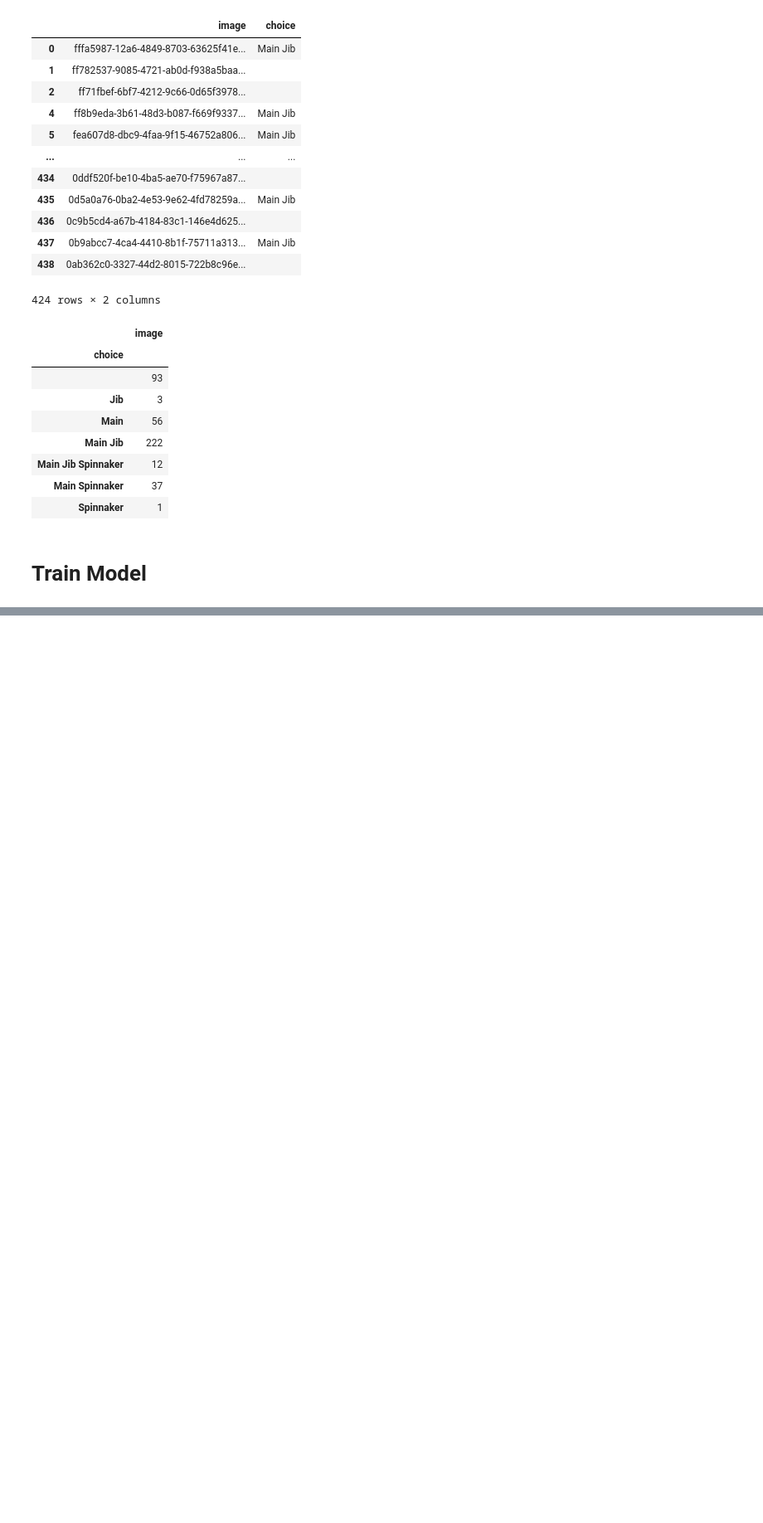
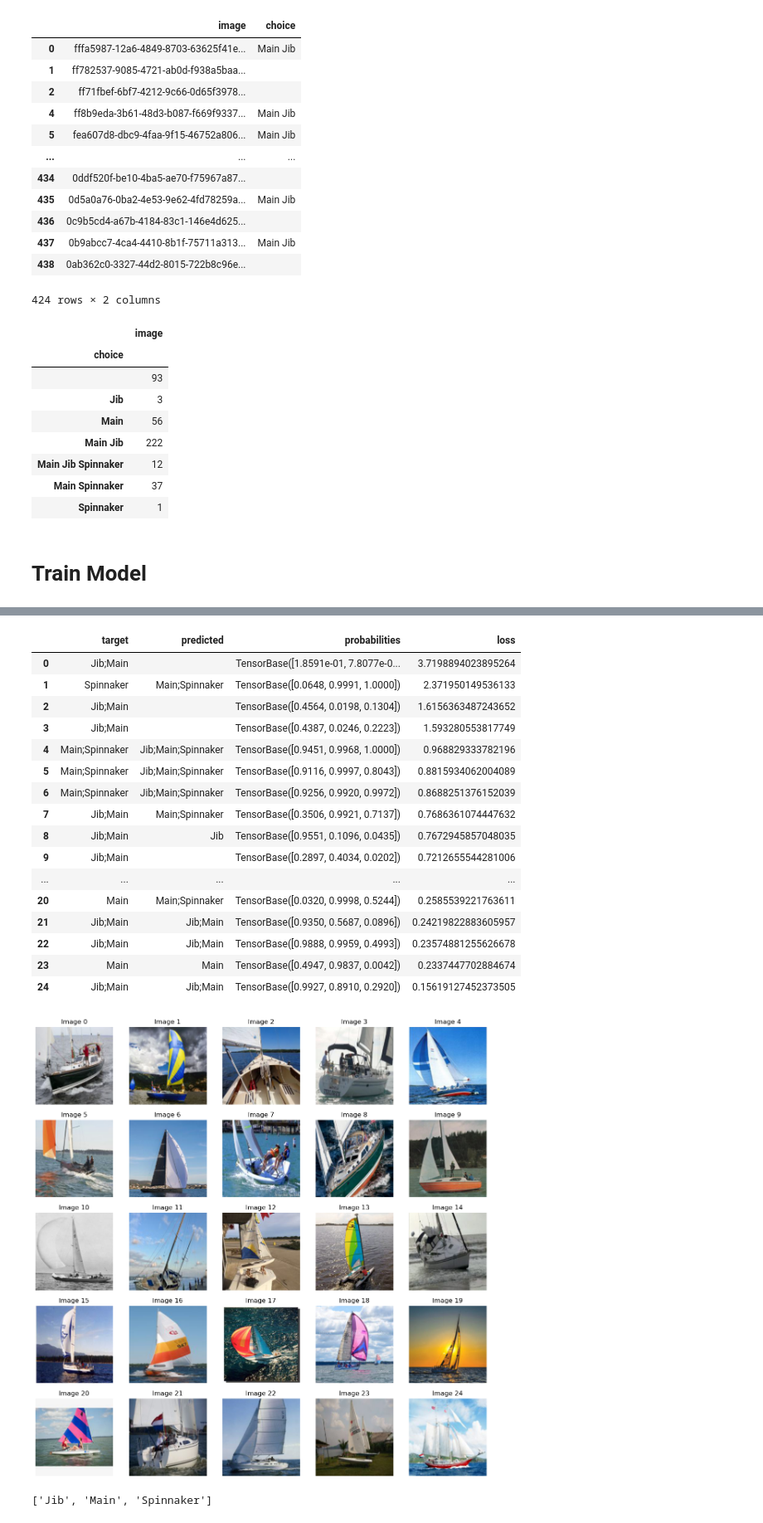
Before and after one commit to sdhca/fastbook_exercises, a Jupyter notebook: 01_sailboat_sails_classification.ipynb, the cells around one changed output, grey strips where cells are left out. Shown at 83% size. Saved outputs shown, nothing was run; the diff lists cells and outputs as text; code cells hidden in the pictures; blank space fills up the shorter version.

```diff
--- a/01_sailboat_sails_classification.ipynb
+++ b/01_sailboat_sails_classification.ipynb
@@ -252,0 +264,4 @@ https://app.neptune.ai/sdhca/fastbook-exercise-01/e/FBEX01-25
+# %%
+from fastai.vision.all import ClassificationInterpretation
+
+interp = ClassificationInterpretation.from_learner(learn)
@@ -252,0 +270,3 @@ https://app.neptune.ai/sdhca/fastbook-exercise-01/e/FBEX01-25
+# %%
+interp.plot_top_losses(25)
+# %% [output]
@@ -252,0 +274,18 @@ https://app.neptune.ai/sdhca/fastbook-exercise-01/e/FBEX01-25
+|  | target | predicted | probabilities | loss |
+| 0 | Jib;Main |  | TensorBase([1.8591e-01, 7.8077e-0... | 3.7198894023895264 |
+| 1 | Spinnaker | Main;Spinnaker | TensorBase([0.0648, 0.9991, 1.0000]) | 2.371950149536133 |
+| 2 | Jib;Main |  | TensorBase([0.4564, 0.0198, 0.1304]) | 1.6156363487243652 |
+| 3 | Jib;Main |  | TensorBase([0.4387, 0.0246, 0.2223]) | 1.593280553817749 |
+| 4 | Main;Spinnaker | Jib;Main;Spinnaker | TensorBase([0.9451, 0.9968, 1.0000]) | 0.968829333782196 |
+| 5 | Main;Spinnaker | Jib;Main;Spinnaker | TensorBase([0.9116, 0.9997, 0.8043]) | 0.8815934062004089 |
+| 6 | Main;Spinnaker | Jib;Main;Spinnaker | TensorBase([0.9256, 0.9920, 0.9972]) | 0.8688251376152039 |
+| 7 | Jib;Main | Main;Spinnaker | TensorBase([0.3506, 0.9921, 0.7137]) | 0.7686361074447632 |
+| 8 | Jib;Main | Jib | TensorBase([0.9551, 0.1096, 0.0435]) | 0.7672945857048035 |
+| 9 | Jib;Main |  | TensorBase([0.2897, 0.4034, 0.0202]) | 0.7212655544281006 |
+| ... | ... | ... | ... | ... |
+| 20 | Main | Main;Spinnaker | TensorBase([0.0320, 0.9998, 0.5244]) | 0.2585539221763611 |
+| 21 | Jib;Main | Jib;Main | TensorBase([0.9350, 0.5687, 0.0896]) | 0.24219822883605957 |
+| 22 | Jib;Main | Jib;Main | TensorBase([0.9888, 0.9959, 0.4993]) | 0.23574881255626678 |
+| 23 | Main | Main | TensorBase([0.4947, 0.9837, 0.0042]) | 0.2337447702884674 |
+| 24 | Jib;Main | Jib;Main | TensorBase([0.9927, 0.8910, 0.2920]) | 0.15619127452373505 |
+[figure, added]
@@ -252,0 +298,4 @@ https://app.neptune.ai/sdhca/fastbook-exercise-01/e/FBEX01-25
+# %%
+learn.dls.vocab
+# %% [output]
+['Jib', 'Main', 'Spinnaker']
```
Also changed, not shown: parts of 16 cells of this notebook, 2 other files.
